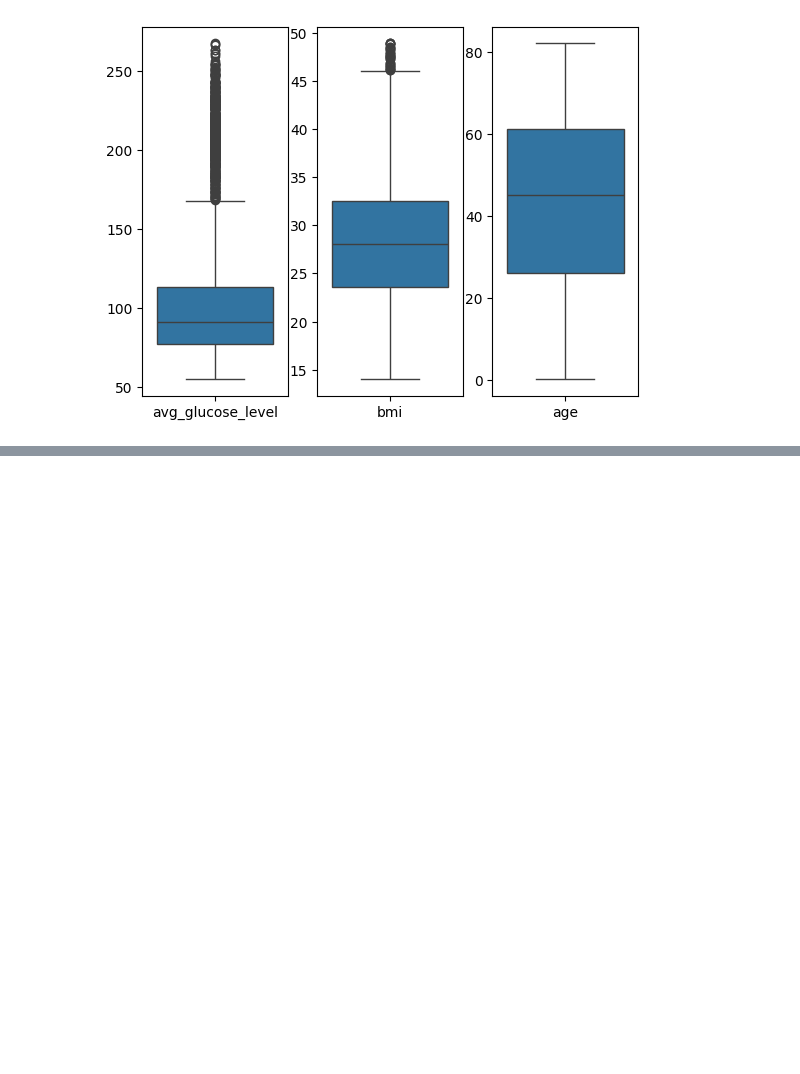
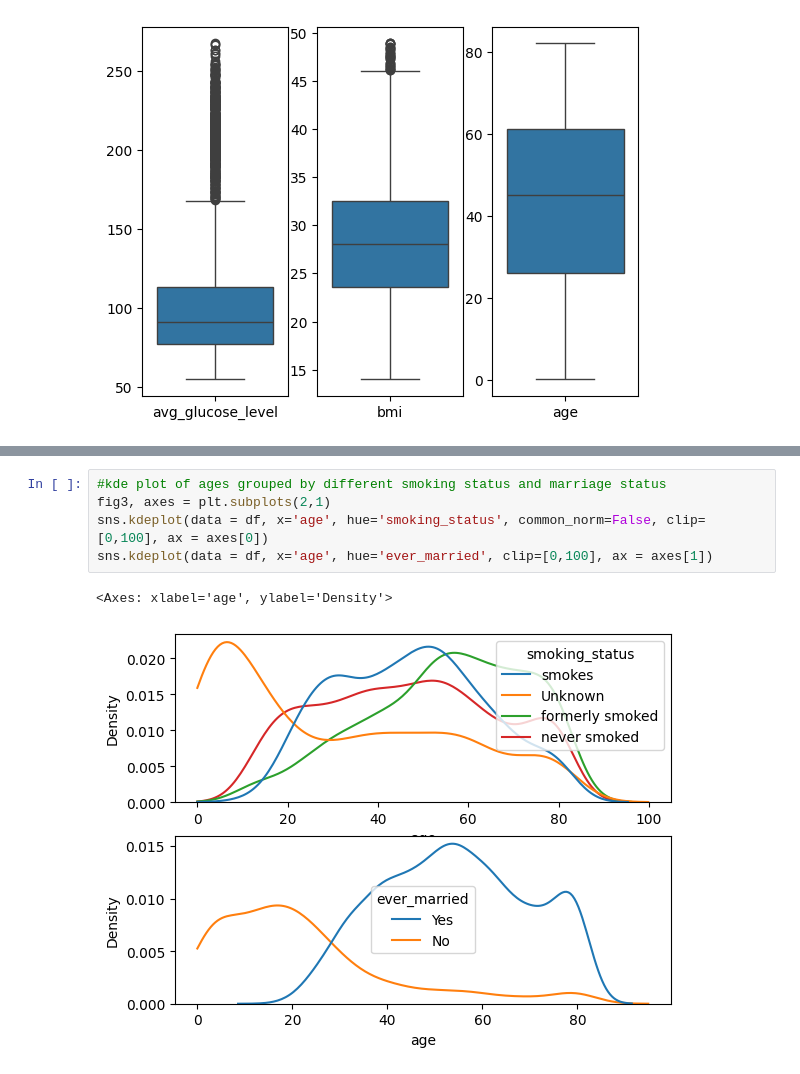
Before and after one commit to rahmanaminoor25/ML-project--stroke, a Jupyter notebook: Classification_project.ipynb, the cells around one changed output, grey strips where cells are left out. Saved outputs shown, nothing was run; the diff lists cells and outputs as text; blank space fills up the shorter version.

```diff
--- a/Classification_project.ipynb
+++ b/Classification_project.ipynb
@@ -295,3 +306,11 @@ plt.show()
+# %%
+#kde plot of ages grouped by different smoking status and marriage status
+fig3, axes = plt.subplots(2,1)
+sns.kdeplot(data = df, x='age', hue='smoking_status', common_norm=False, clip=[0,100], ax = axes[0])
+sns.kdeplot(data = df, x='age', hue='ever_married', clip=[0,100], ax = axes[1])
+# %% [output]
+<Axes: xlabel='age', ylabel='Density'>
+[figure, added]
 # %% [markdown]
 ## EDA comments
 
```
Also changed, not shown: parts of 7 cells of this notebook.
